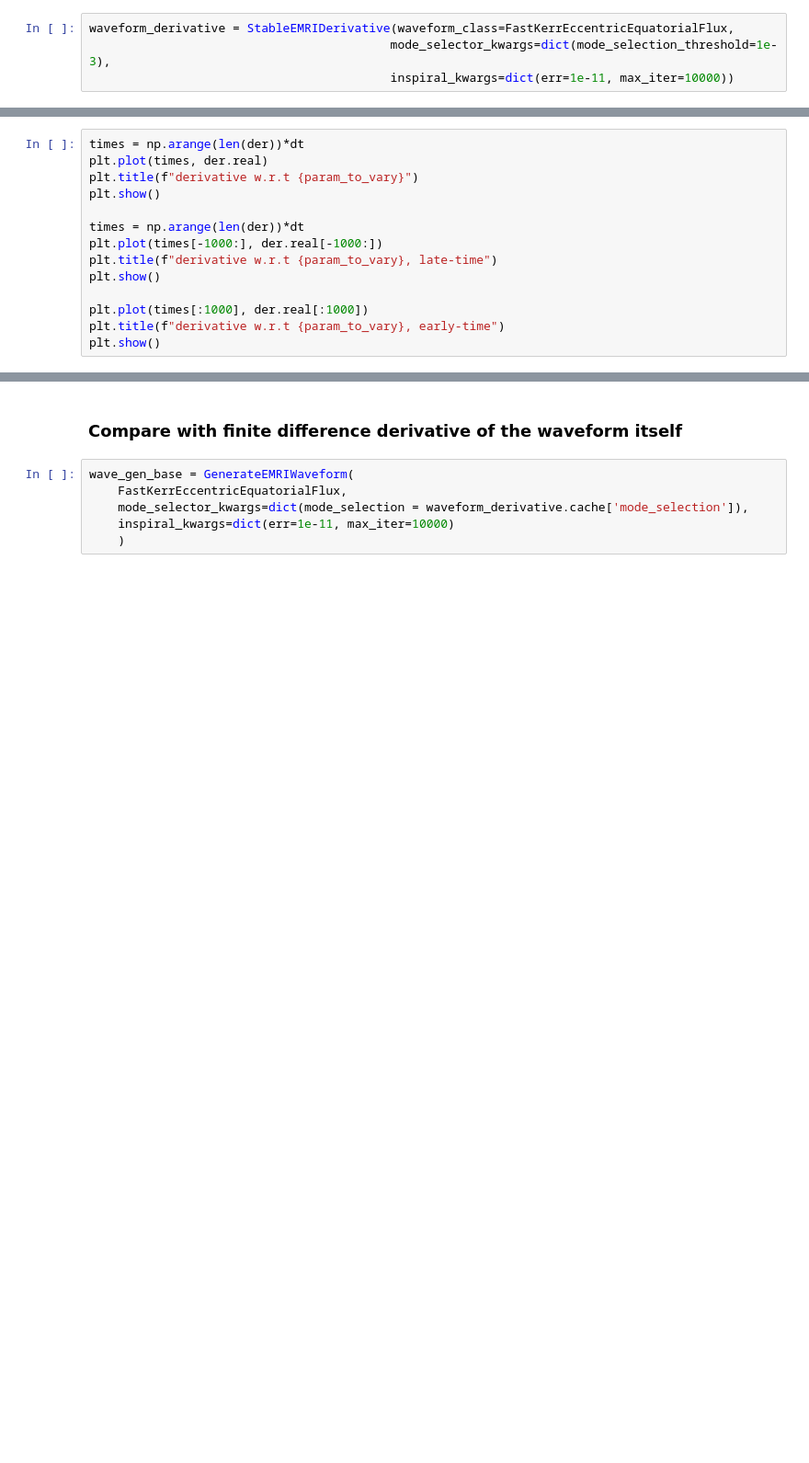
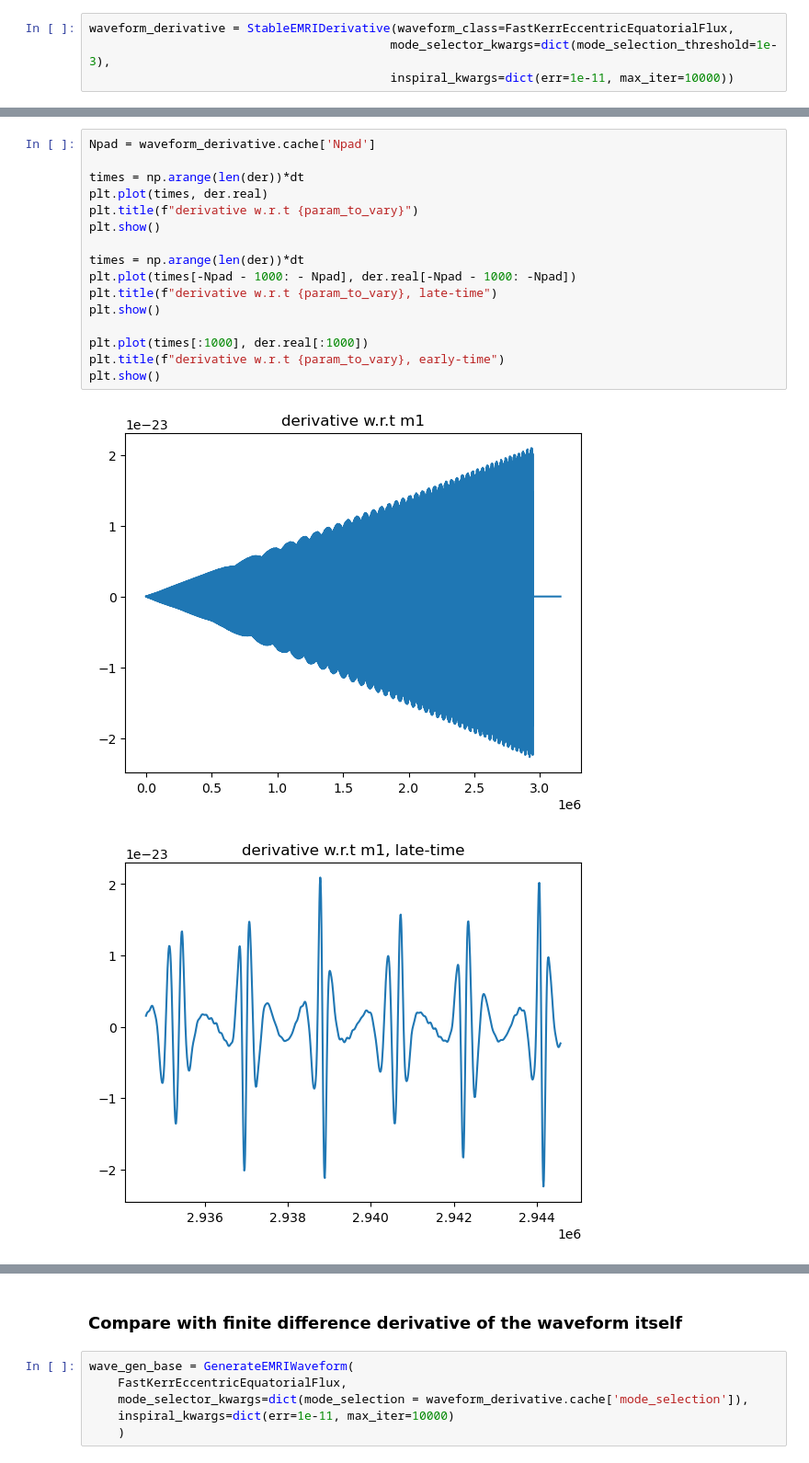
Before and after one commit to perturber/StableEMRIFisher, a Jupyter notebook: StableEMRIDerivative_FEW2April.ipynb, the cells around one changed output, grey strips where cells are left out. Shown: that part at 92% size. Saved outputs shown, nothing was run; the diff lists cells and outputs as text; blank space fills up the shorter version.

```diff
--- a/StableEMRIDerivative_FEW2April.ipynb
+++ b/StableEMRIDerivative_FEW2April.ipynb
@@ -632,14 +682,19 @@ der = waveform_derivative(*pars_list, T=T, dt=dt,
 # %%
+Npad = waveform_derivative.cache['Npad']
+
 times = np.arange(len(der))*dt
 plt.plot(times, der.real)
 plt.title(f"derivative w.r.t {param_to_vary}")
 plt.show()
 
 times = np.arange(len(der))*dt
-plt.plot(times[-1000:], der.real[-1000:])
+plt.plot(times[-Npad - 1000: - Npad], der.real[-Npad - 1000: -Npad])
 plt.title(f"derivative w.r.t {param_to_vary}, late-time")
 plt.show()
 
 plt.plot(times[:1000], der.real[:1000])
 plt.title(f"derivative w.r.t {param_to_vary}, early-time")
 plt.show()
+# %% [output]
+[figure, added]
+[figure, added]
```
Also changed, not shown: parts of 14 cells of this notebook, 2 other files.
